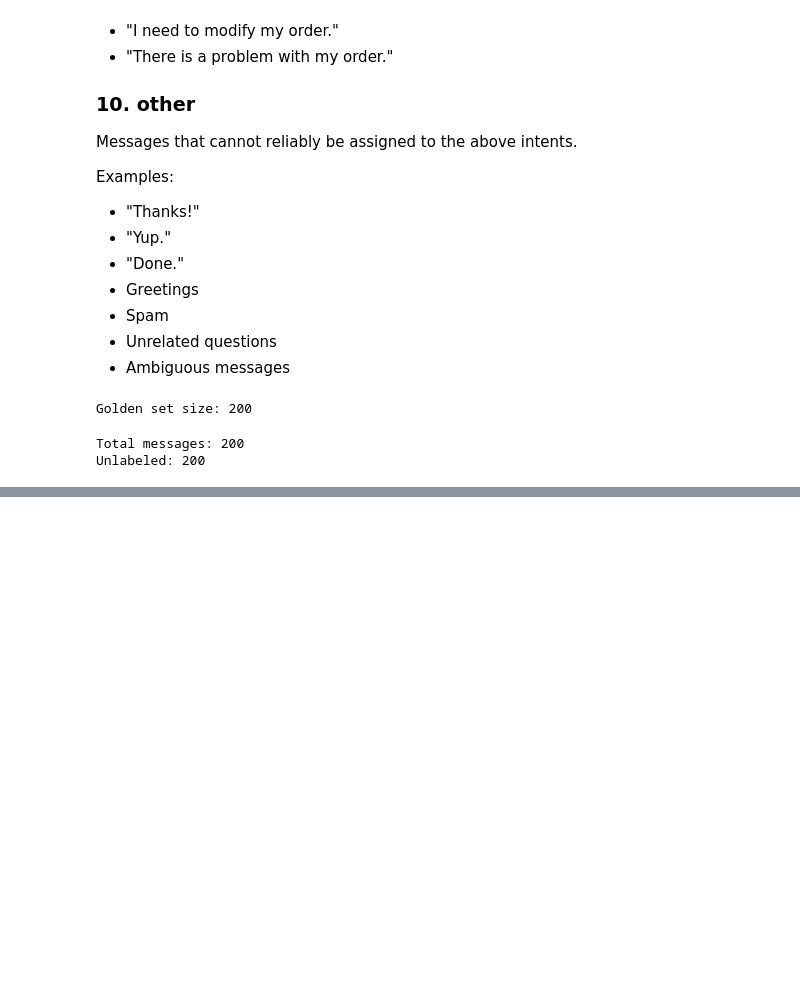
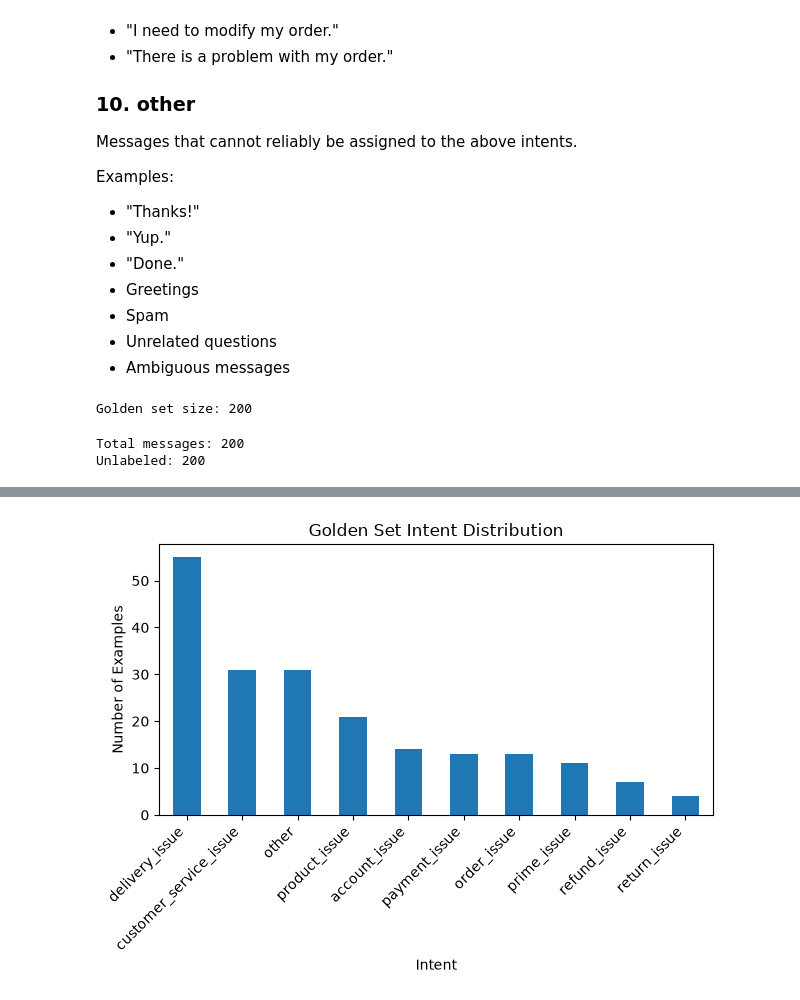
Before and after one commit to Akanksha-Bathla/Hiver-Assigment, a Jupyter notebook: notebook/01_dataset_exploration.ipynb, the cells around one changed output, grey strips where cells are left out. Cells and saved outputs as stored; diff of their text form; code cells hidden in the pictures; blank space fills up the shorter version.

Commit message:
finaaly labelling is done. GoldenSet Created.

```diff
--- a/notebook/01_dataset_exploration.ipynb
+++ b/notebook/01_dataset_exploration.ipynb
@@ -1,7 +6,7 @@
 # %%
 import pandas as pd
 
-df = pd.read_csv("data/raw/twcs/twcs.csv")
+df = pd.read_csv("../data/raw/twcs/twcs.csv")
 
 print(df.shape)
 df.head()
@@ -1325,12 +1283,0 @@ from langdetect import detect
-# %%
-texts = [
-    "I haven't received my order yet",
-    "amazonのFireTVstickが見れない",
-    "Mi pedido no ha llegado"
-]
-
-for text in texts:
-    try:
-        print(detect(text), ":", text)
-    except:
-        print("unknown:", text)
@@ -2187,0 +2296,13 @@ for i in range(len(golden_set)):
+# %%
+import matplotlib.pyplot as plt
+
+golden_set["intent"].value_counts().plot(kind="bar")
+
+plt.title("Golden Set Intent Distribution")
+plt.xlabel("Intent")
+plt.ylabel("Number of Examples")
+plt.xticks(rotation=45, ha="right")
+plt.tight_layout()
+plt.show()
+# %% [output]
+[figure, added]
```
Also changed, not shown: parts of 24 cells of this notebook, 3 other files.
